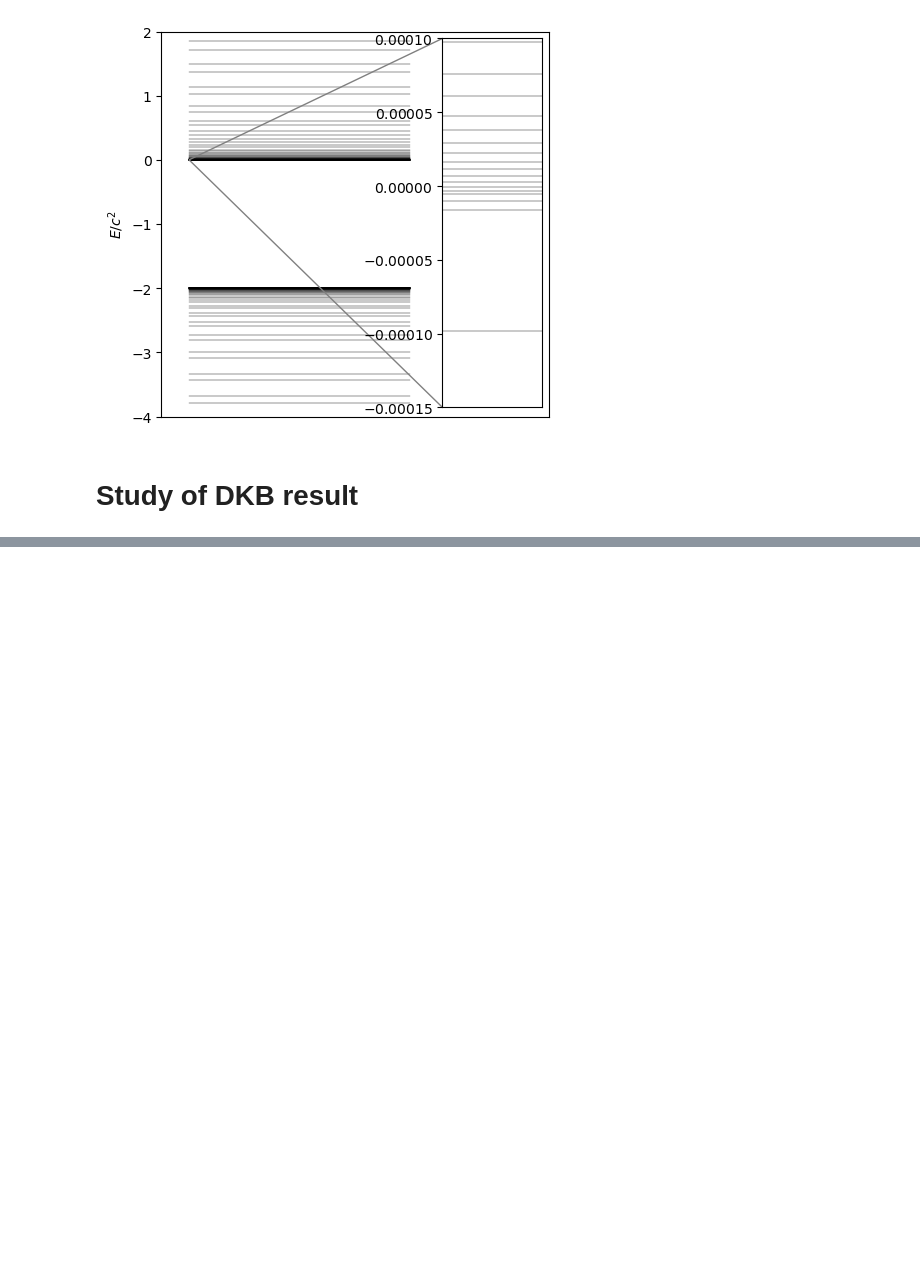
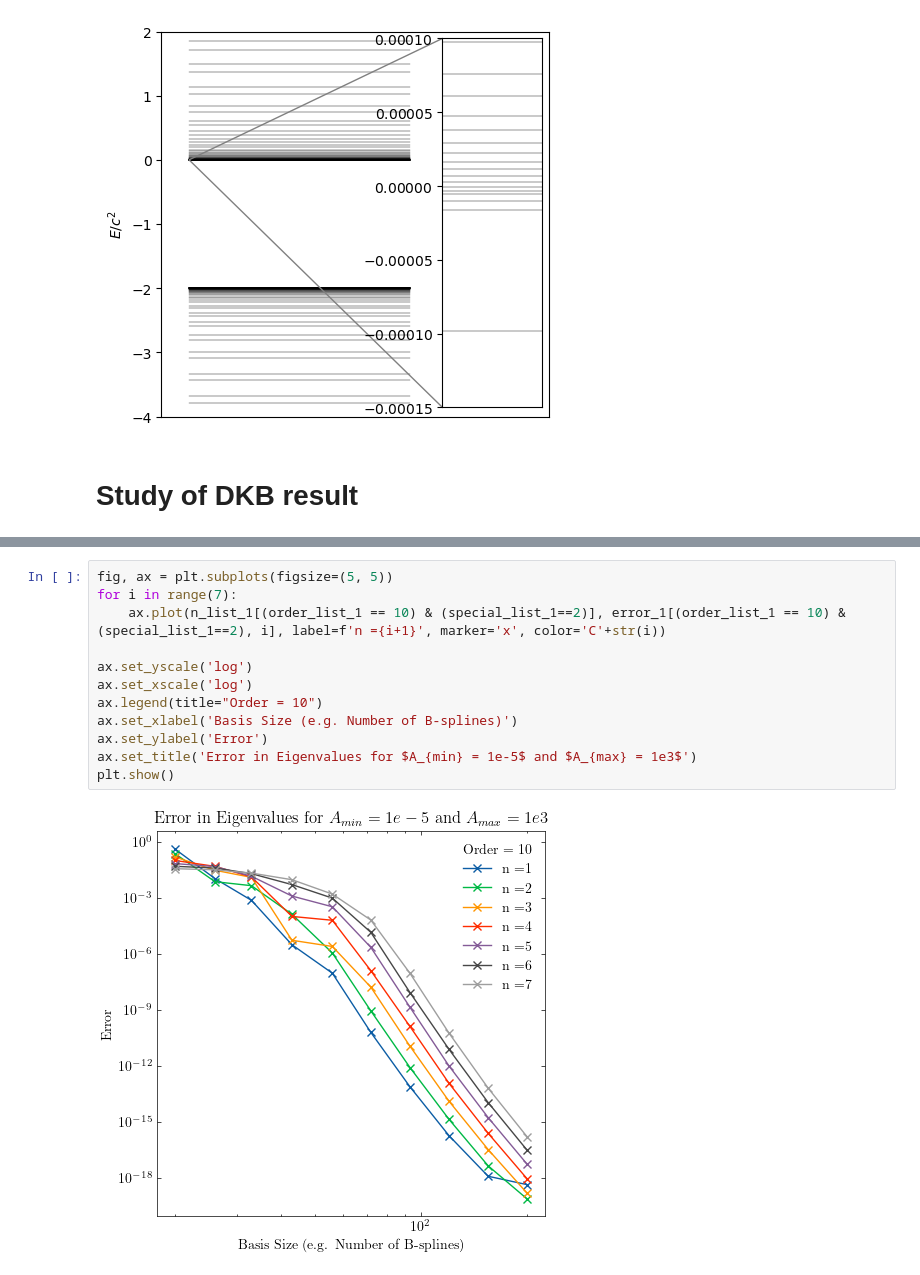
Before and after one commit to ma2this510/Dirac_Equation, a Jupyter notebook: notebook.ipynb, the cells around one changed output, grey strips where cells are left out. Saved outputs shown, nothing was run; the diff lists cells and outputs as text; blank space fills up the shorter version.

```diff
--- a/notebook.ipynb
+++ b/notebook.ipynb
@@ -117,0 +134,14 @@ plt.show()
+# %%
+fig, ax = plt.subplots(figsize=(5, 5))
+for i in range(7):
+    ax.plot(n_list_1[(order_list_1 == 10) & (special_list_1==2)], error_1[(order_list_1 == 10) & (special_list_1==2), i], label=f'n ={i+1}', marker='x', color='C'+str(i))
+
+ax.set_yscale('log')
+ax.set_xscale('log')
+ax.legend(title="Order = 10")
+ax.set_xlabel('Basis Size (e.g. Number of B-splines)')
+ax.set_ylabel('Error')
+ax.set_title('Error in Eigenvalues for $A_{min} = 1e-5$ and $A_{max} = 1e3$')
+plt.show()
+# %% [output]
+[figure, added]
```
Also changed, not shown: parts of 3 cells of this notebook, 2 other files.
